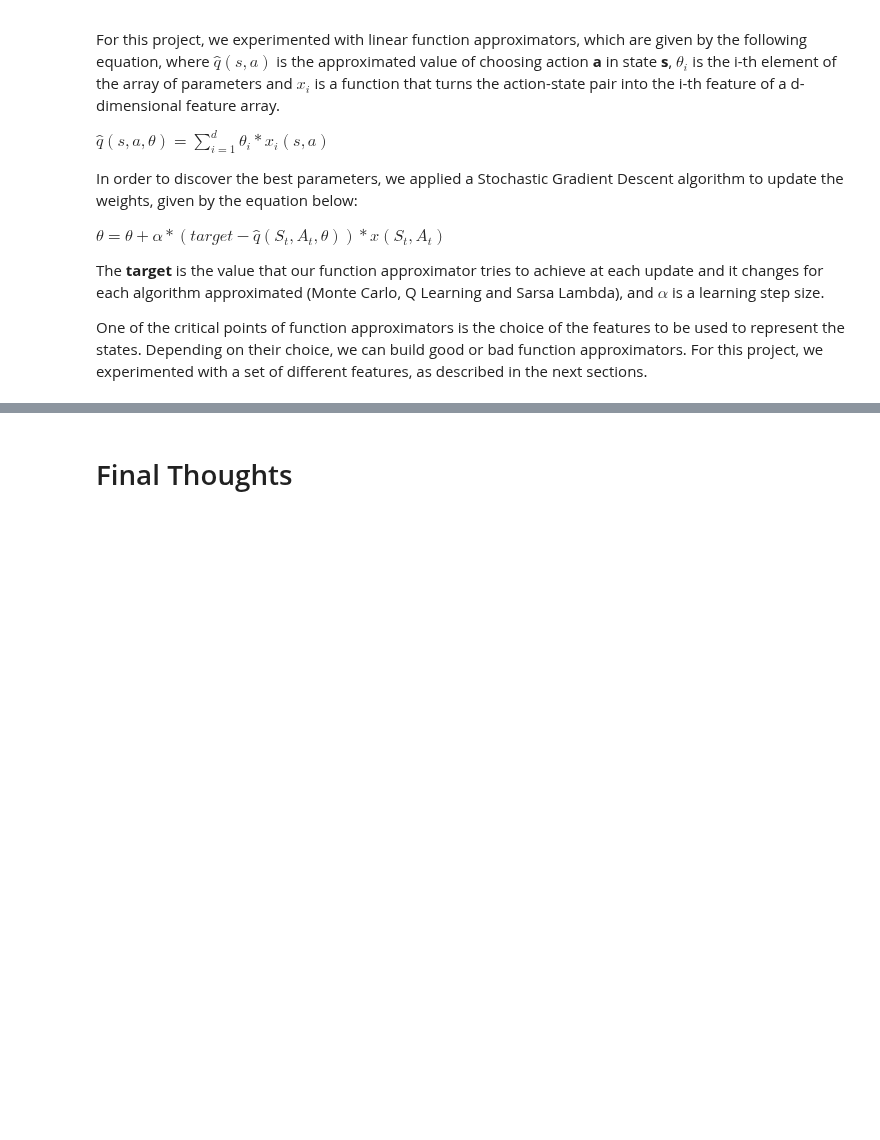
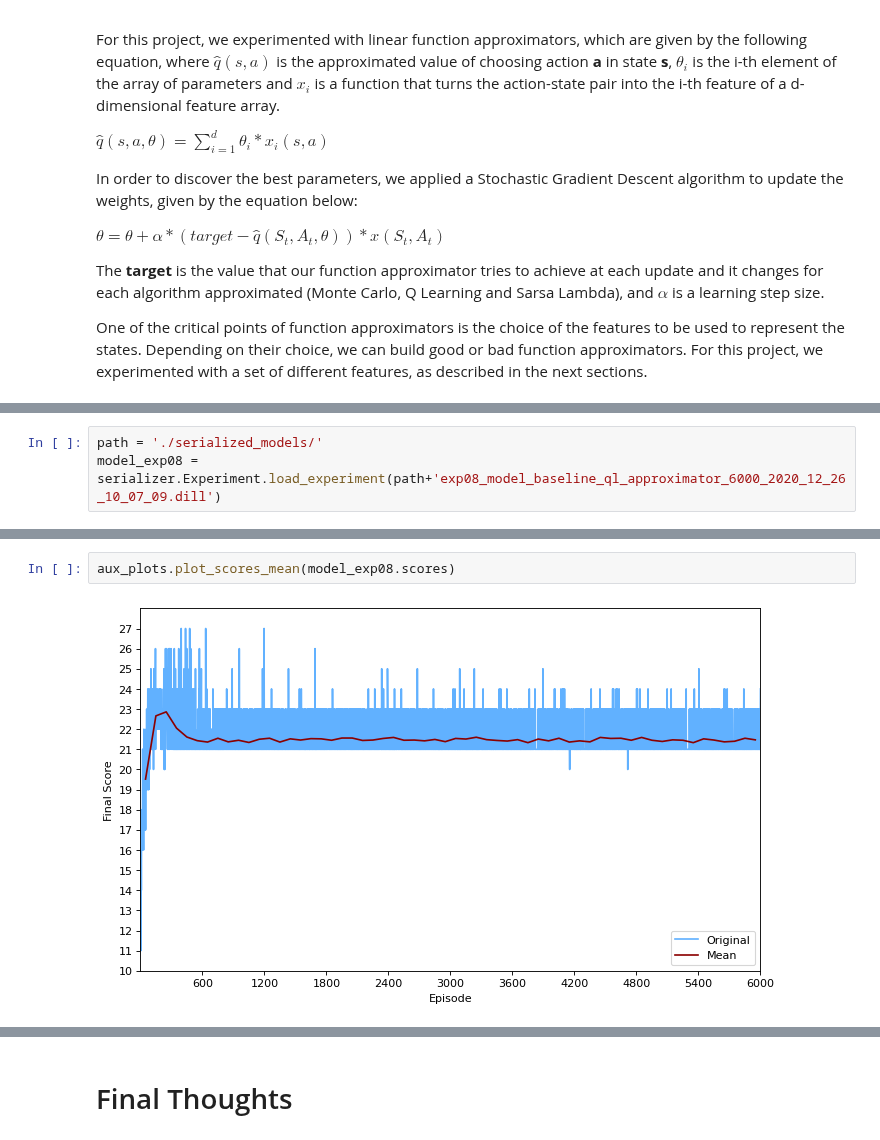
Before and after one commit to DionisiusMayr/FreewayGame, a Jupyter notebook: freeway/freeway.ipynb, the cells around one changed output, grey strips where cells are left out. Drawn from its saved outputs; the diff is of its cells as text; blank space fills up the shorter version.

```diff
--- a/freeway/freeway.ipynb
+++ b/freeway/freeway.ipynb
@@ -963,0 +1022,3 @@ One of the critical points of function approximators is the choice of the featur
+# %%
+path = './serialized_models/'
+model_exp08 = serializer.Experiment.load_experiment(path+'exp08_model_baseline_ql_approximator_6000_2020_12_26_10_07_09.dill')
@@ -963,0 +1032,4 @@ One of the critical points of function approximators is the choice of the featur
+# %%
+aux_plots.plot_scores_mean(model_exp08.scores)
+# %% [output]
+[figure, added]
```
Also changed, not shown: parts of 65 cells of this notebook, 30 other files.
